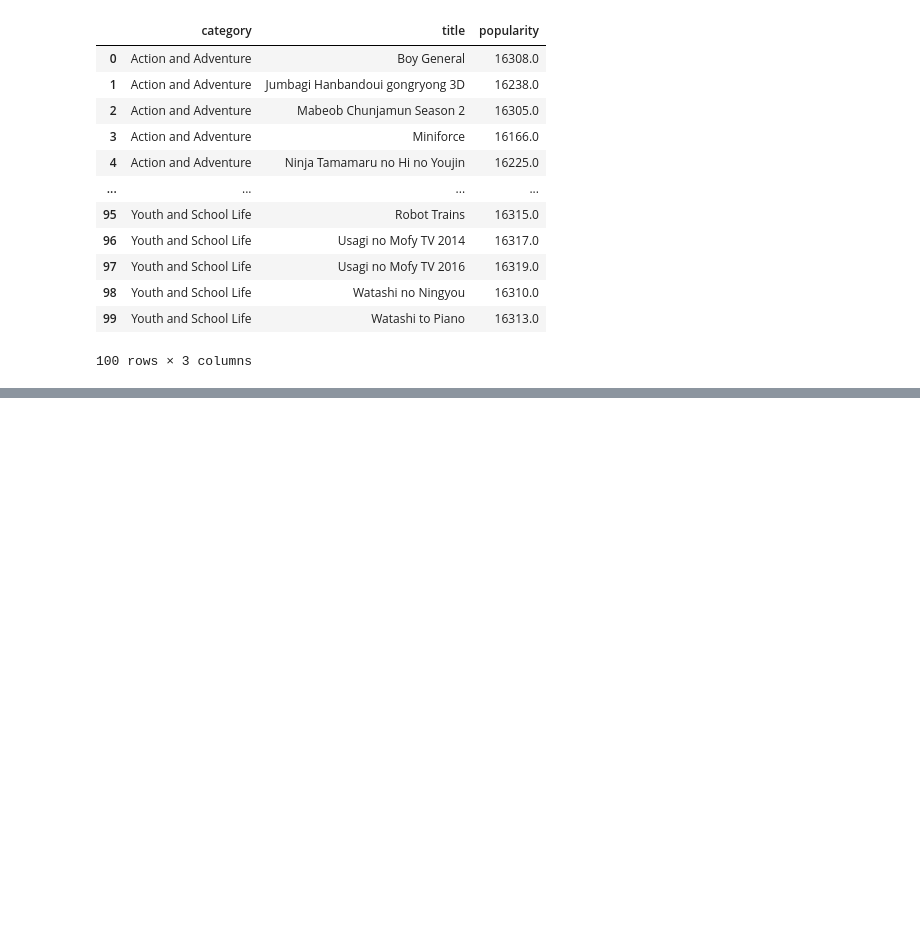
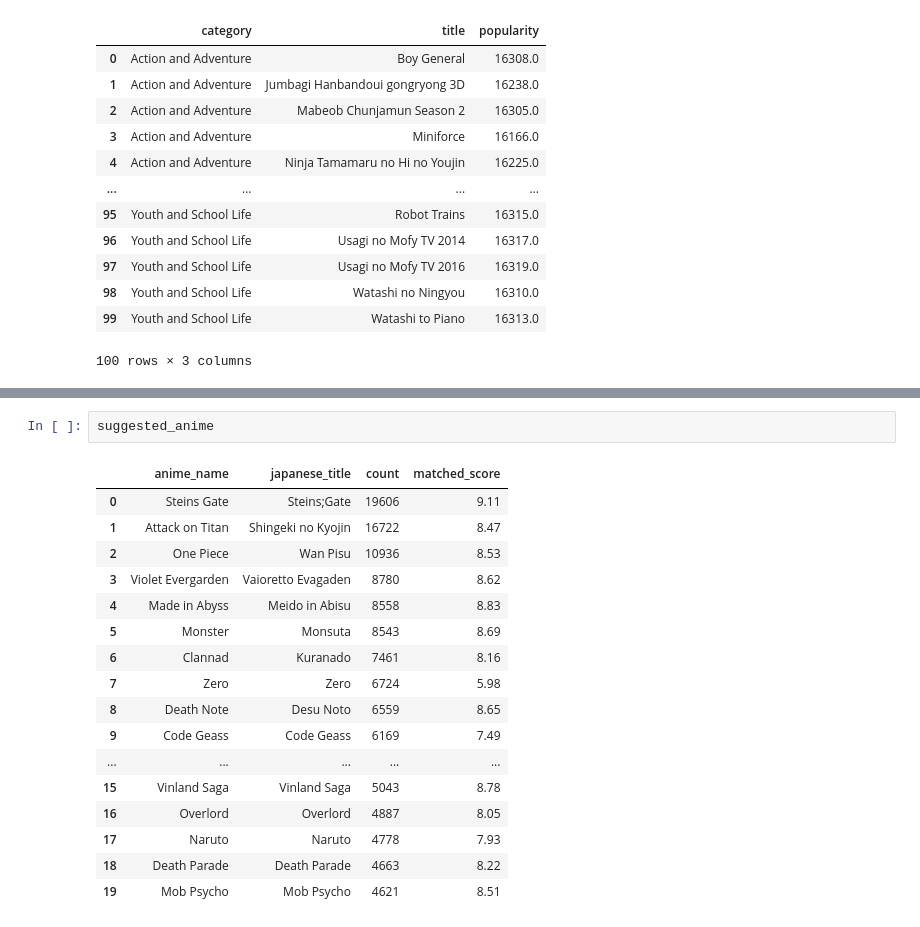
Before and after one commit to Sangeetha-238/BigData_Reddit_Analysis, a Jupyter notebook: code/nlp/anime_visualization.ipynb, the cells around one changed output, grey strips where cells are left out. Drawn from its saved outputs; the diff is of its cells as text; blank space fills up the shorter version.

```diff
--- a/code/nlp/anime_visualization.ipynb
+++ b/code/nlp/anime_visualization.ipynb
@@ -233,0 +362,20 @@ fig.show()
+# %%
+suggested_anime
+# %% [output]
+|  | anime_name | japanese_title | count | matched_score |
+| 0 | Steins Gate | Steins;Gate | 19606 | 9.11 |
+| 1 | Attack on Titan | Shingeki no Kyojin | 16722 | 8.47 |
+| 2 | One Piece | Wan Pisu | 10936 | 8.53 |
+| 3 | Violet Evergarden | Vaioretto Evagaden | 8780 | 8.62 |
+| 4 | Made in Abyss | Meido in Abisu | 8558 | 8.83 |
+| 5 | Monster | Monsuta | 8543 | 8.69 |
+| 6 | Clannad | Kuranado | 7461 | 8.16 |
+| 7 | Zero | Zero | 6724 | 5.98 |
+| 8 | Death Note | Desu Noto | 6559 | 8.65 |
+| 9 | Code Geass | Code Geass | 6169 | 7.49 |
+| ... | ... | ... | ... | ... |
+| 15 | Vinland Saga | Vinland Saga | 5043 | 8.78 |
+| 16 | Overlord | Overlord | 4887 | 8.05 |
+| 17 | Naruto | Naruto | 4778 | 7.93 |
+| 18 | Death Parade | Death Parade | 4663 | 8.22 |
+| 19 | Mob Psycho | Mob Psycho | 4621 | 8.51 |
```
Also changed, not shown: parts of 6 cells of this notebook, 9 other files.
